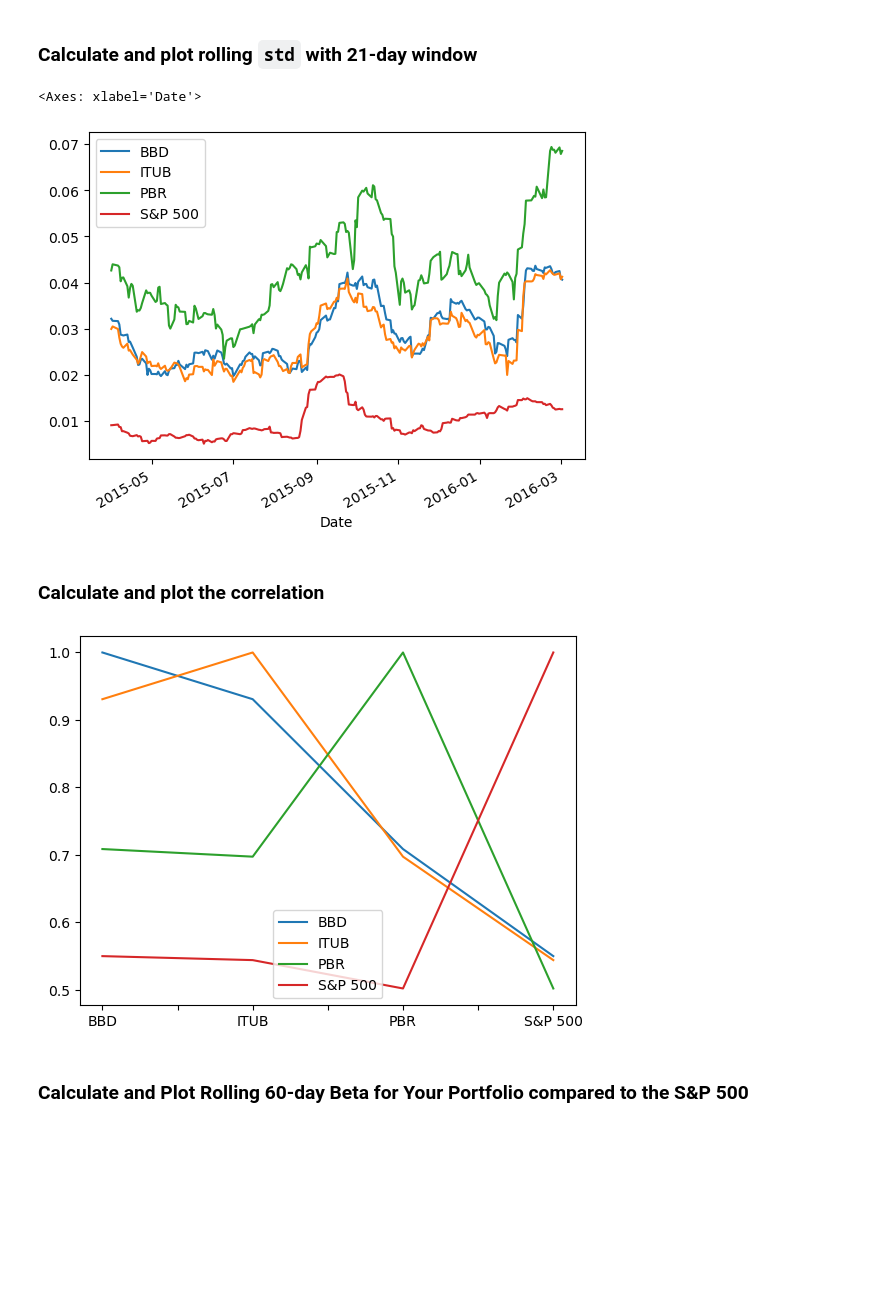
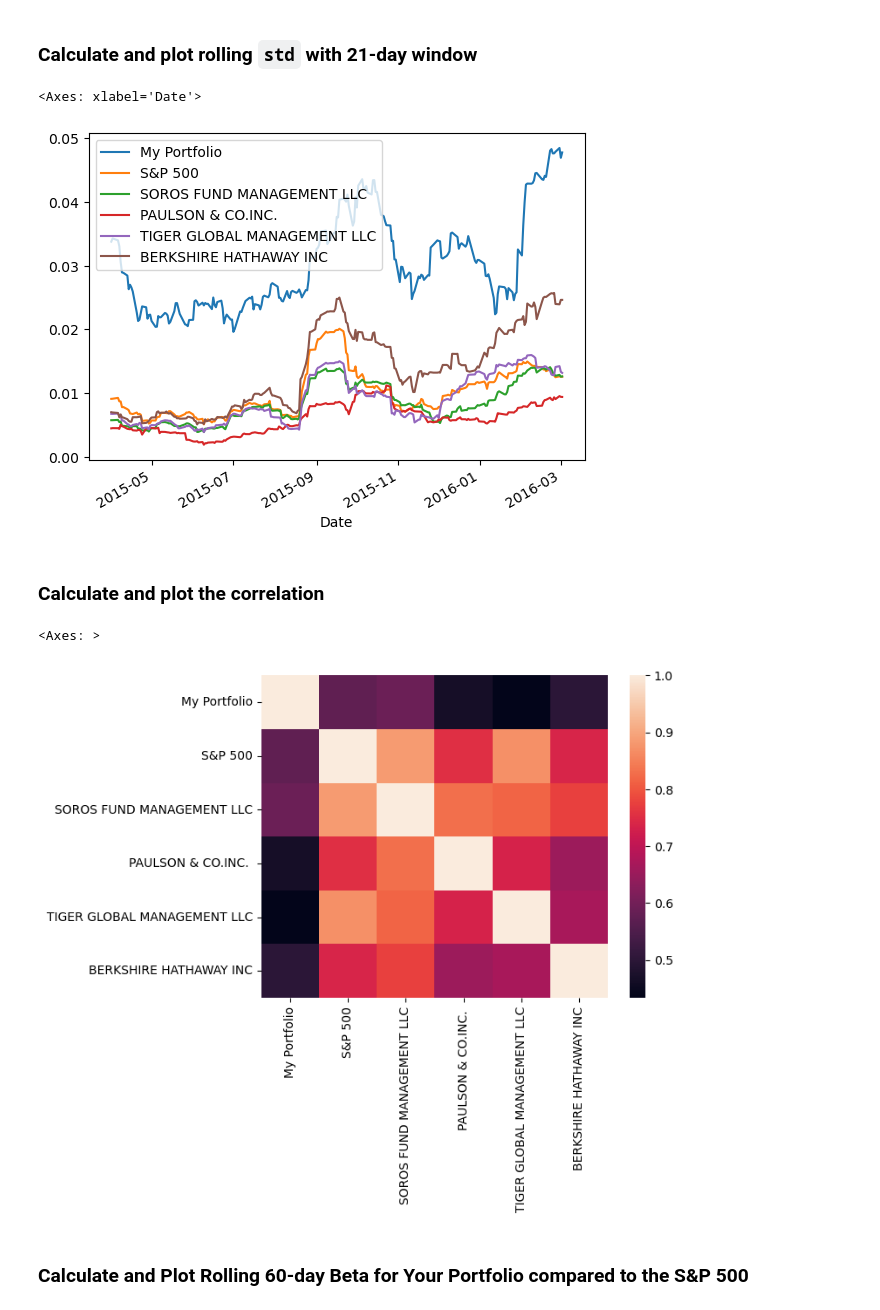
Before and after one commit to helobonetti/a_whale_off_the_port_folio, a Jupyter notebook: whale_analysis.ipynb, the cells around one changed output. Saved outputs shown, nothing was run; the diff lists cells and outputs as text; code cells hidden in the pictures; blank space fills up the shorter version.

```diff
--- a/whale_analysis.ipynb
+++ b/whale_analysis.ipynb
@@ -644,6 +632,7 @@ weights = [1/3, 1/3, 1/3]
 portfolio_returns = portfolio_returns.dot(weights)
 
 # Display sample data
+portfolio_returns.name = "My Portfolio"
 portfolio_returns.head()
 # %% [output]
 Date
@@ -668,0 +664,5 @@ ValueError: Cannot merge a Series without a name
+# %%
+# Join combined stocks dataframes
+
+combined_stocks_df = pd.concat([portfolio_merge,whale_df],axis='columns', join='inner')
+combined_stocks_df.head()
@@ -687,20 +698,23 @@ dtype: float64
 # %%
 # Calculate rolling standard deviation
 
-portfolio_merge.rolling(window=21).std().plot()
+#portfolio_merge.rolling(window=21).std().plot()
+combined_stocks_df.rolling(window=21).std().plot()
 
 # Plot rolling standard deviation
 # %% [output]
 <Axes: xlabel='Date'>
-[figure, old version]
+[figure, new version]
 # %% [markdown]
 ### Calculate and plot the correlation
 # %%
 # Calculate and plot the correlation
-
-correlation = portfolio_merge.corr().plot()
+import seaborn as sns
+correlation = combined_stocks_df.corr()
+sns.heatmap(correlation)
 # %% [output]
+<Axes: >
-[figure, old version]
+[figure, new version]
 # %% [markdown]
 ### Calculate and Plot Rolling 60-day Beta for Your Portfolio compared to the S&P 500
 # %%
```
Also changed, not shown: parts of 30 cells of this notebook.
